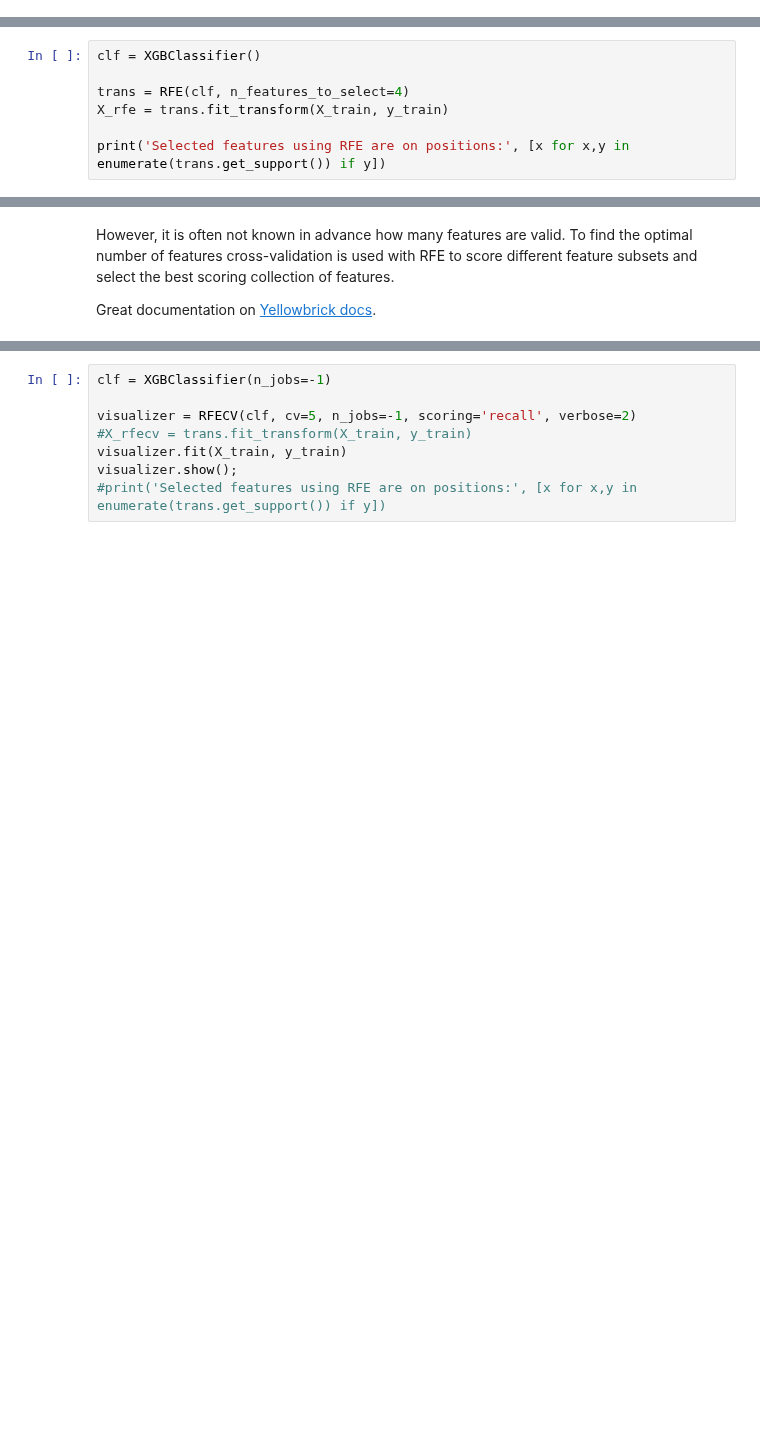
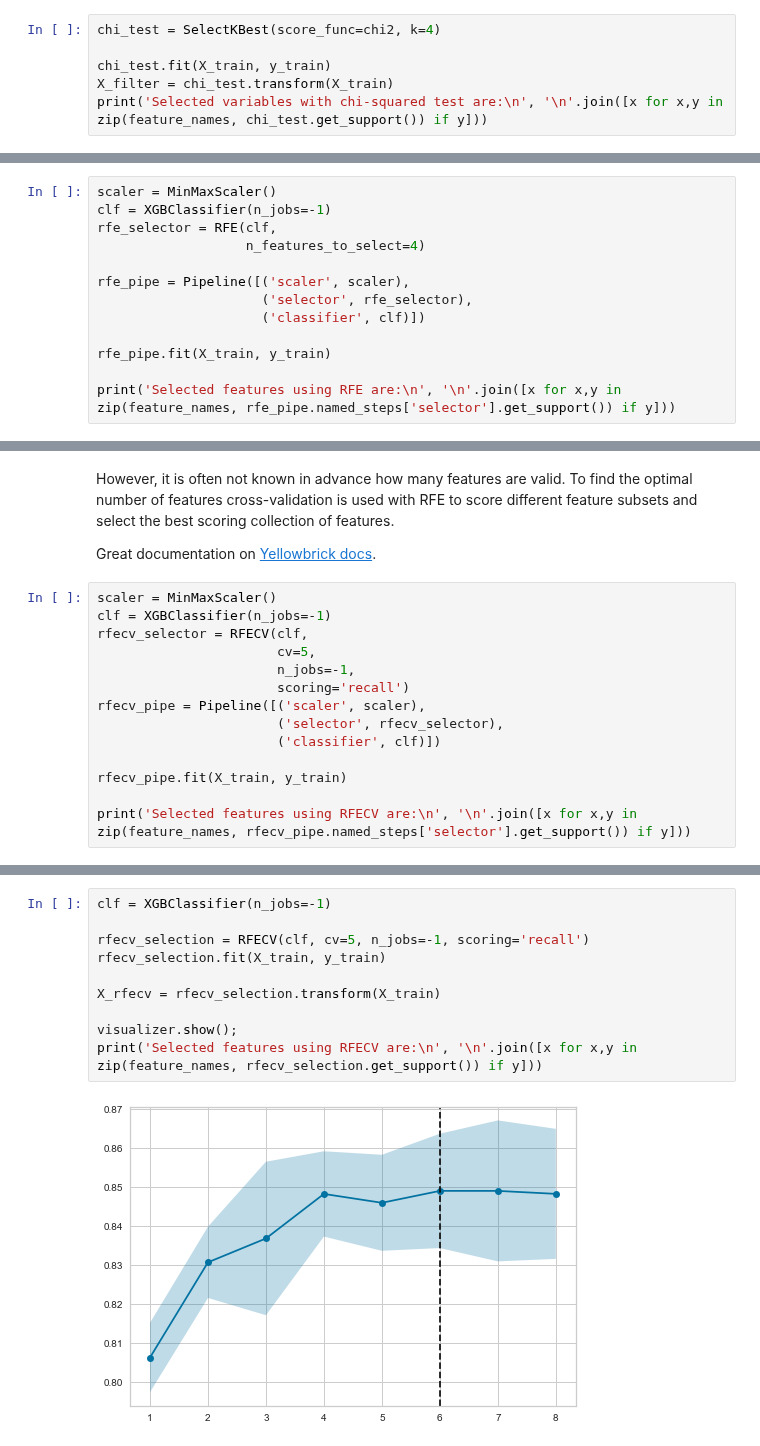
Before and after one commit to foukonana/MSc_MachineLearning_Asgmts, a Jupyter notebook: Assignments/Asgmt7_FeatureSelection/asgmt7_feat_selection_afoudouli.ipynb, the cells around one changed output, grey strips where cells are left out. Saved outputs shown, nothing was run; the diff lists cells and outputs as text; blank space fills up the shorter version.

```diff
--- a/Assignments/Asgmt7_FeatureSelection/asgmt7_feat_selection_afoudouli.ipynb
+++ b/Assignments/Asgmt7_FeatureSelection/asgmt7_feat_selection_afoudouli.ipynb
@@ -77,0 +76,6 @@ print('Selected variables are positioned at:', test.get_support(indices=True))
+# %%
+chi_test = SelectKBest(score_func=chi2, k=4)
+
+chi_test.fit(X_train, y_train)
+X_filter = chi_test.transform(X_train)
+print('Selected variables with chi-squared test are:\n', '\n'.join([x for x,y in zip(feature_names, chi_test.get_support()) if y]))
@@ -128,10 +154,16 @@ This method perform a greedy search to find the best performing feature subset.
 
 Found on the official [scikit-learn documentation](https://scikit-learn.org/stable/modules/feature_selection.html#rfe)
 # %%
-clf = XGBClassifier()
+scaler = MinMaxScaler()
+clf = XGBClassifier(n_jobs=-1)
+rfe_selector = RFE(clf,
+                   n_features_to_select=4)
 
-trans = RFE(clf, n_features_to_select=4)
-X_rfe = trans.fit_transform(X_train, y_train)
+rfe_pipe = Pipeline([('scaler', scaler),
+                     ('selector', rfe_selector),
+                     ('classifier', clf)])
 
-print('Selected features using RFE are on positions:', [x for x,y in enumerate(trans.get_support()) if y])
+rfe_pipe.fit(X_train, y_train)
+
+print('Selected features using RFE are:\n', '\n'.join([x for x,y in zip(feature_names, rfe_pipe.named_steps['selector'].get_support()) if y]))
 # %% [output]
@@ -140,3 +176,17 @@ Selected features using RFE are on positions: [2, 4, 5, 6]
 However, it is often not known in advance how many features are valid. To find the optimal number of features cross-validation is used with RFE to score different feature subsets and select the best scoring collection of features.
 
 Great documentation on [Yellowbrick docs](https://www.scikit-yb.org/en/latest/api/model_selection/rfecv.html).
+# %%
+scaler = MinMaxScaler()
+clf = XGBClassifier(n_jobs=-1)
+rfecv_selector = RFECV(clf,
+                       cv=5,
+                       n_jobs=-1,
+                       scoring='recall')
+rfecv_pipe = Pipeline([('scaler', scaler),
+                       ('selector', rfecv_selector),
+                       ('classifier', clf)])
+
+rfecv_pipe.fit(X_train, y_train)
+
+print('Selected features using RFECV are:\n', '\n'.join([x for x,y in zip(feature_names, rfecv_pipe.named_steps['selector'].get_support()) if y]))
@@ -143,8 +195,12 @@ Great documentation on [Yellowbrick docs](https://www.scikit-yb.org/en/latest/ap
 # %%
 clf = XGBClassifier(n_jobs=-1)
 
-visualizer = RFECV(clf, cv=5, n_jobs=-1, scoring='recall', verbose=2)
-#X_rfecv = trans.fit_transform(X_train, y_train)
-visualizer.fit(X_train, y_train)
+rfecv_selection = RFECV(clf, cv=5, n_jobs=-1, scoring='recall')
+rfecv_selection.fit(X_train, y_train)
+
+X_rfecv = rfecv_selection.transform(X_train)
+
 visualizer.show();
-#print('Selected features using RFE are on positions:', [x for x,y in enumerate(trans.get_support()) if y])
+print('Selected features using RFECV are:\n', '\n'.join([x for x,y in zip(feature_names, rfecv_selection.get_support()) if y]))
+# %% [output]
+[figure, added]
```
Also changed, not shown: parts of 16 cells of this notebook.
